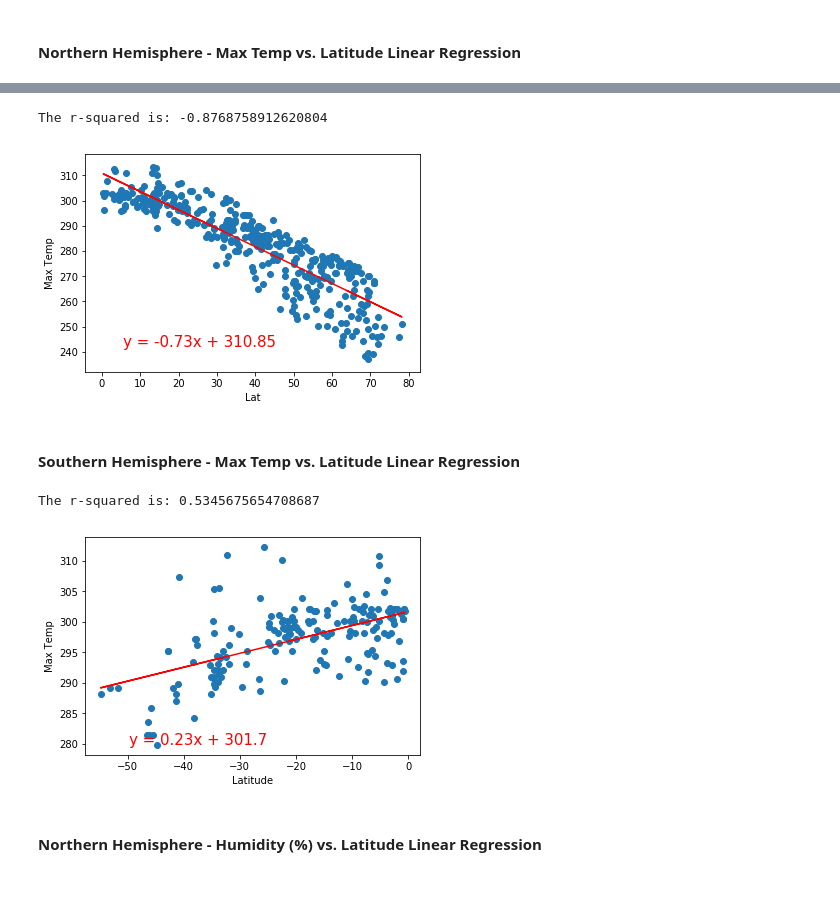
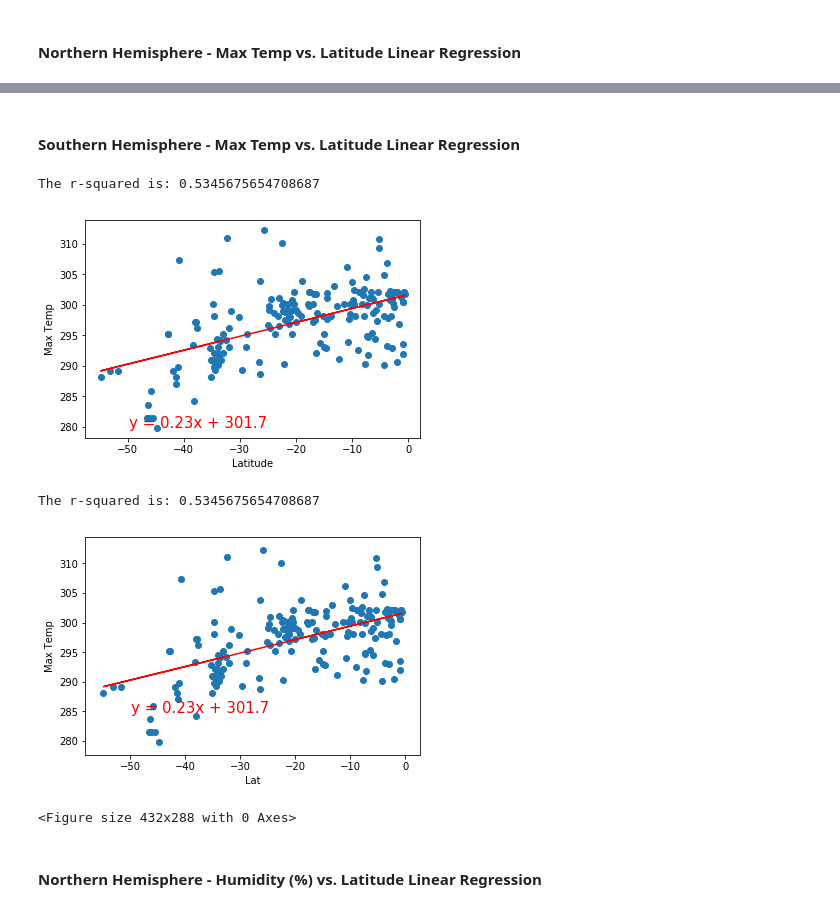
Before and after one commit to etumi/python-api-challenge, a Jupyter notebook: WeatherPy/WeatherPy.ipynb, the cells around one changed output, grey strips where cells are left out. Drawn from its saved outputs; the diff is of its cells as text; code cells hidden in the pictures.

```diff
--- a/WeatherPy/WeatherPy.ipynb
+++ b/WeatherPy/WeatherPy.ipynb
@@ -261,15 +273,14 @@ The r-squared is: -0.8768758912620804
-# %%
-do_regression2(northern_df,'Lat','Max Temp')
-# %% [output]
-The r-squared is: -0.8768758912620804
-[figure, removed]
 # %% [markdown]
 ####  Southern Hemisphere - Max Temp vs. Latitude Linear Regression
 # %%
 do_regression(southern_df['Lat'], southern_df['Max Temp'], 'Latitude', 'Max Temp')
+do_regression2(southern_df,'Lat','Max Temp','South_MaxTemp_vs_Lat')
 # %% [output]
 The r-squared is: 0.5345675654708687
 [figure]
+The r-squared is: 0.5345675654708687
+[figure, added]
+<Figure size 432x288 with 0 Axes>
 # %% [markdown]
 ####  Northern Hemisphere - Humidity (%) vs. Latitude Linear Regression
 # %%
```
Also changed, not shown: parts of 16 cells of this notebook.
